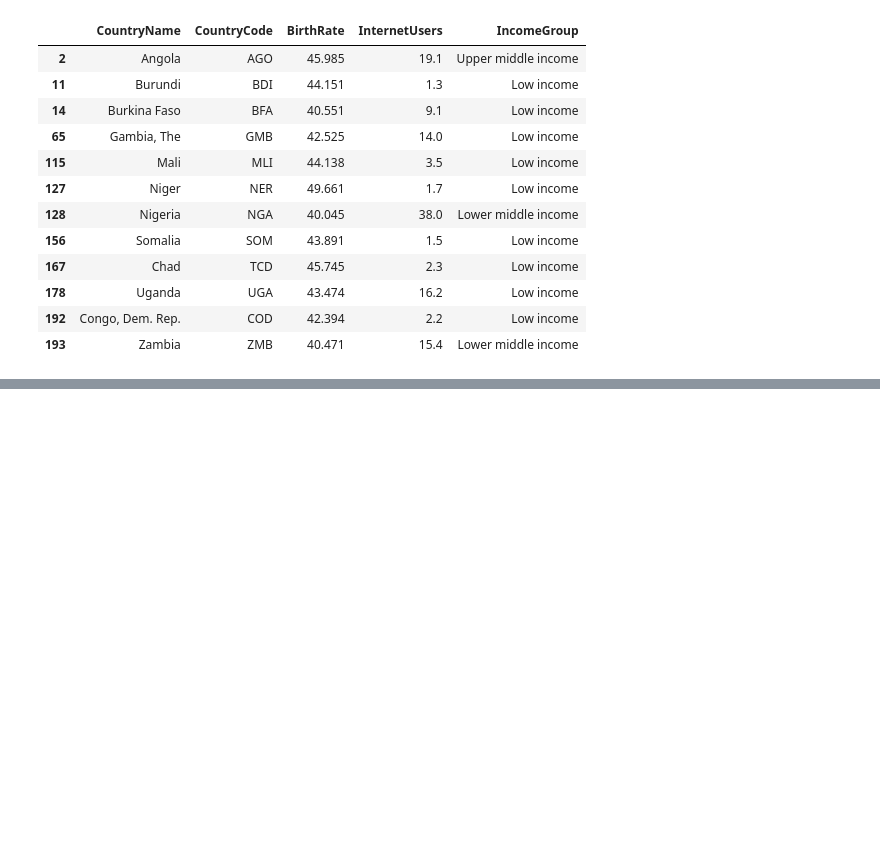
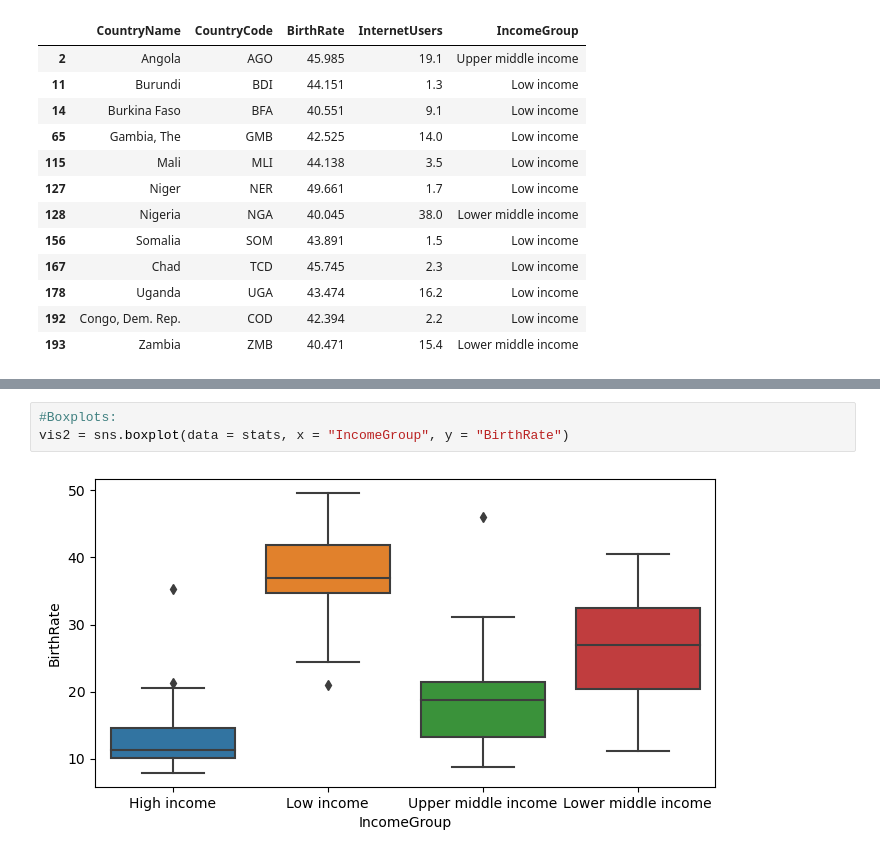
Before and after one commit to siuchingovo/PythonAtoZ, a Jupyter notebook: CoursePractice/Dataframes.ipynb, the cells around one changed output, grey strips where cells are left out. Saved outputs shown, nothing was run; the diff lists cells and outputs as text; blank space fills up the shorter version.

```diff
--- a/CoursePractice/Dataframes.ipynb
+++ b/CoursePractice/Dataframes.ipynb
@@ -590,0 +734,5 @@ ValueError: The truth value of a Series is ambiguous. Use a.empty, a.bool(), a.i
+# %%
+#Boxplots:
+vis2 = sns.boxplot(data = stats, x = "IncomeGroup", y = "BirthRate")
+# %% [output]
+[figure, added]
```
Also changed, not shown: parts of 34 cells of this notebook, 1 other file.
